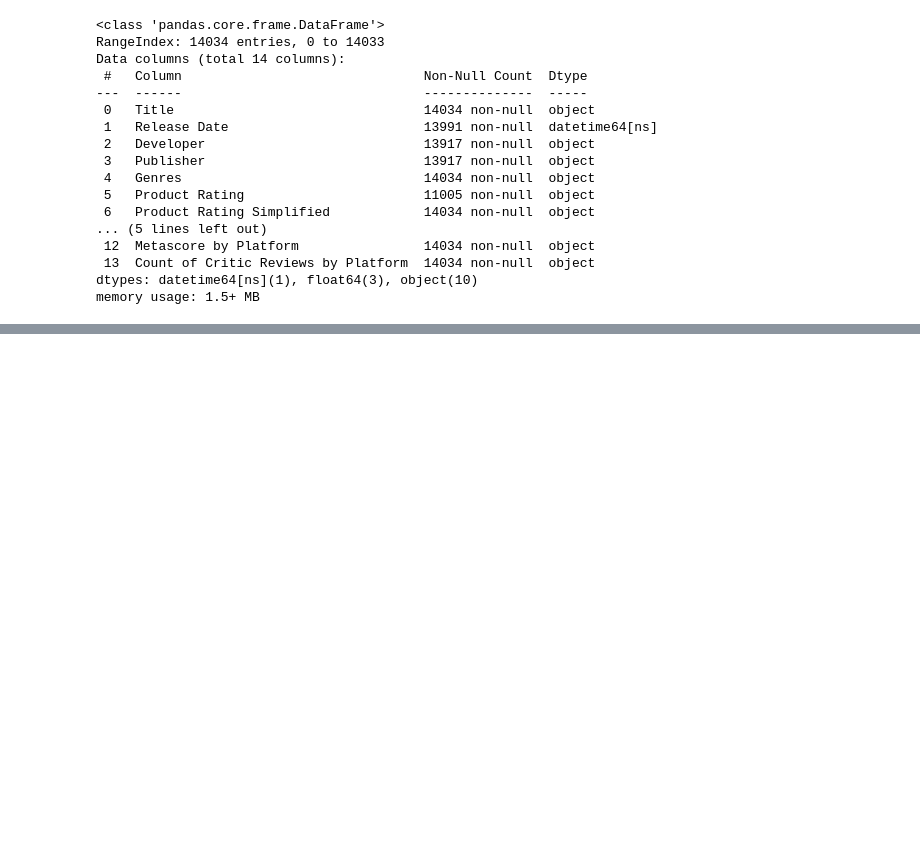
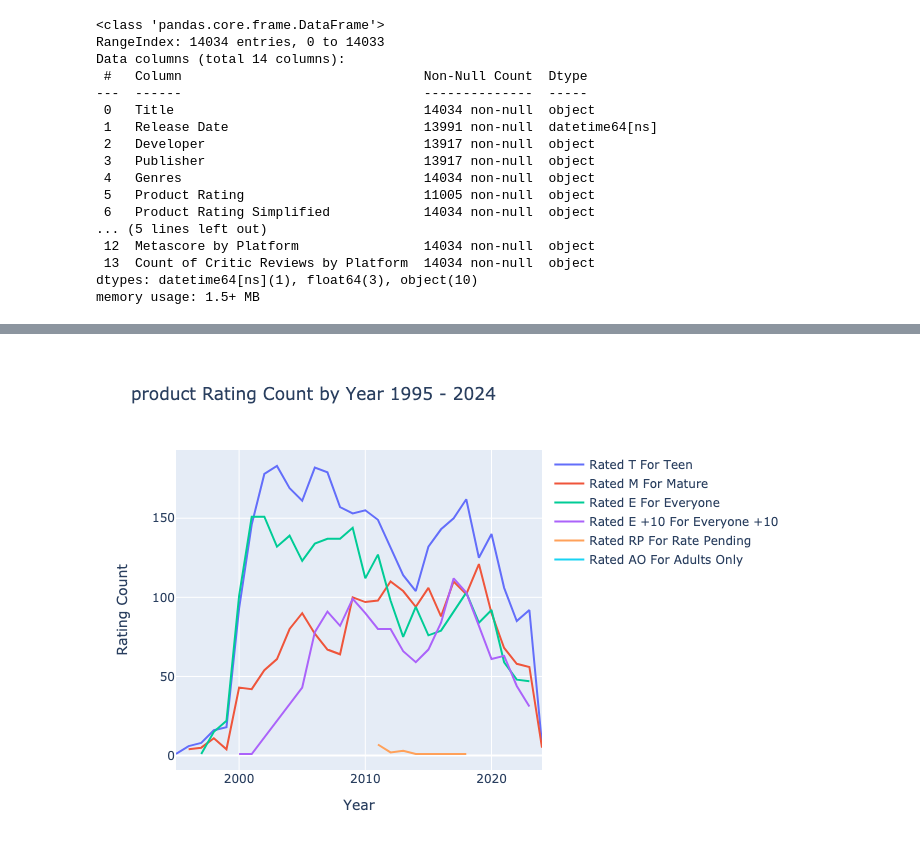
Before and after one commit to bacanije/Project-3---Data-Visualization, a Jupyter notebook: JupyterNotebooks/Video_games_cleaning.ipynb, the cells around one changed output, grey strips where cells are left out. Cells and saved outputs as stored; diff of their text form; code cells hidden in the pictures; blank space fills up the shorter version.

```diff
--- a/JupyterNotebooks/Video_games_cleaning.ipynb
+++ b/JupyterNotebooks/Video_games_cleaning.ipynb
@@ -344,0 +393,26 @@ games_df.to_csv("Resources/games.csv", index=False, header=True)
+# %%
+games_df = games_df.copy()
+games_df['Release Date'] = pd.to_datetime(games_df['Release Date'])
+
+games_df['Year'] = games_df['Release Date'].dt.year
+
+# Group by year and publisher and count the number of releases
+release_yr_publisher = games_df.groupby(['Year', 'Publisher']).size().reset_index(name='Release Count')
+
+# Create trace for each publisher
+data = []
+for publisher in release_yr_publisher['Publisher'].unique():
+    publisher_data = release_yr_publisher[release_yr_publisher['Publisher'] == publisher]
+    trace = go.Bar(x=publisher_data['Year'],
+                   y=publisher_data['Release Count'],
+                   name=publisher)
+    data.append(trace)
+
+# Create layout
+layout = go.Layout(title='Game Releases by Publisher over Time',
+                   xaxis=dict(title='Year of Release'),
+                   yaxis=dict(title='Number of Releases'),
+                   barmode='stack')
+fig = go.Figure(data=data, layout=layout)
+fig.show()
+plt.savefig('release_publisher_ot.png')
@@ -344,0 +444,21 @@ games_df.to_csv("Resources/games.csv", index=False, header=True)
+# %%
+filtered_data = games_df[(games_df['Year'] >= 1995) & (games_df['Year'] <= 2024)]
+
+# Group year and product rating
+product_rating_yr = filtered_data.groupby (['Year','Product Rating']).size().reset_index(name ='Rating Count')
+
+# Create graph - Line
+fig = go.Figure()
+
+for rating in product_rating_yr['Product Rating'].unique():
+    rating_data = product_rating_yr[product_rating_yr['Product Rating'] == rating]
+    fig.add_trace(go.Scatter(x=rating_data['Year'], y=rating_data['Rating Count'], mode='lines',name=rating))
+
+# Layout
+fig.update_layout(title='product Rating Count by Year 1995 - 2024',
+    xaxis=dict(title='Year'),
+    yaxis=dict(title='Rating Count'))
+
+fig.show(renderer="png")
+# %% [output]
+[figure, added]
```
Also changed, not shown: parts of 4 cells of this notebook.
